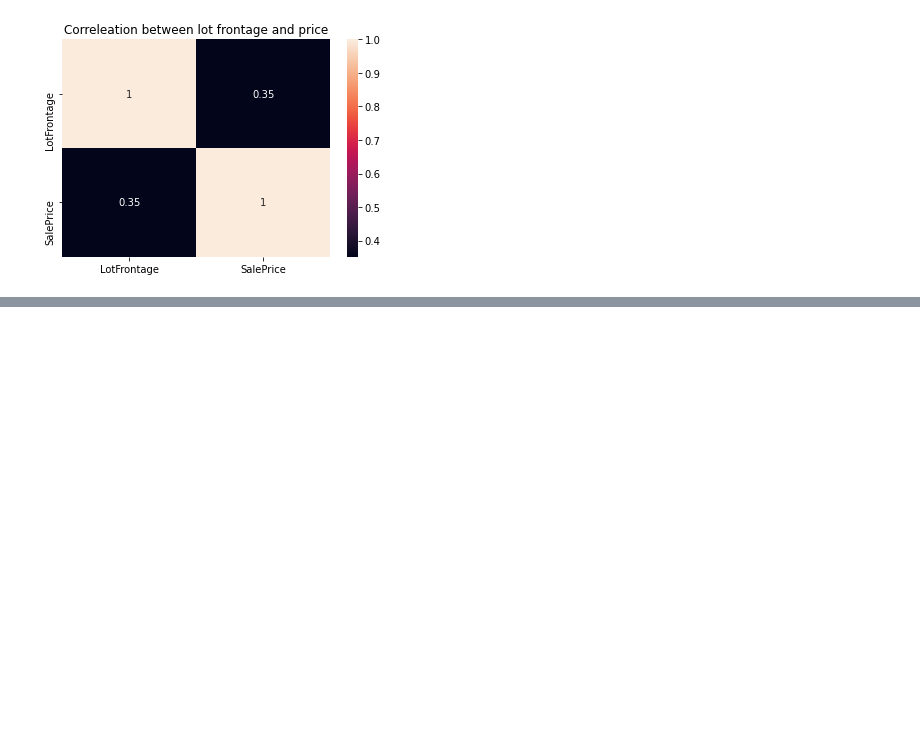
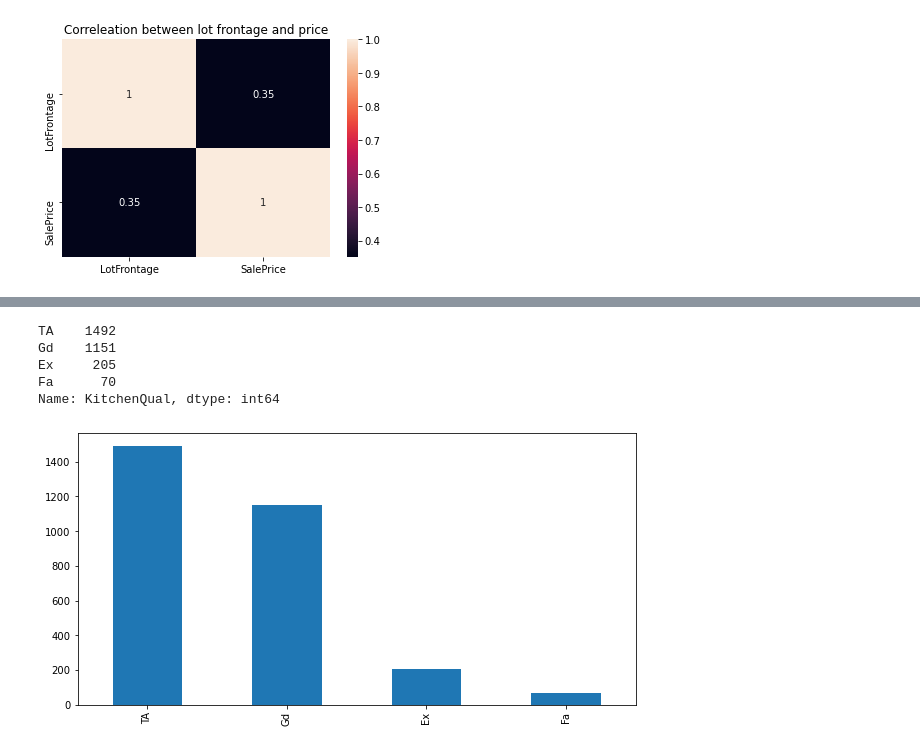
Before and after one commit to nehelmalhotra/Boston-Housing-Prices, a Jupyter notebook: Boston_price_prediction.ipynb, the cells around one changed output, grey strips where cells are left out. Drawn from its saved outputs; the diff is of its cells as text; code cells hidden in the pictures; blank space fills up the shorter version.

```diff
--- a/Boston_price_prediction.ipynb
+++ b/Boston_price_prediction.ipynb
@@ -232,0 +288,10 @@ df_train.describe()
+# %%
+object_df['KitchenQual'].value_counts().plot(kind='bar',figsize=(10,5))
+object_df['KitchenQual'].value_counts()
+# %% [output]
+TA    1492
+Gd    1151
+Ex     205
+Fa      70
+Name: KitchenQual, dtype: int64
+[figure, added]
```
Also changed, not shown: parts of 68 cells of this notebook.
